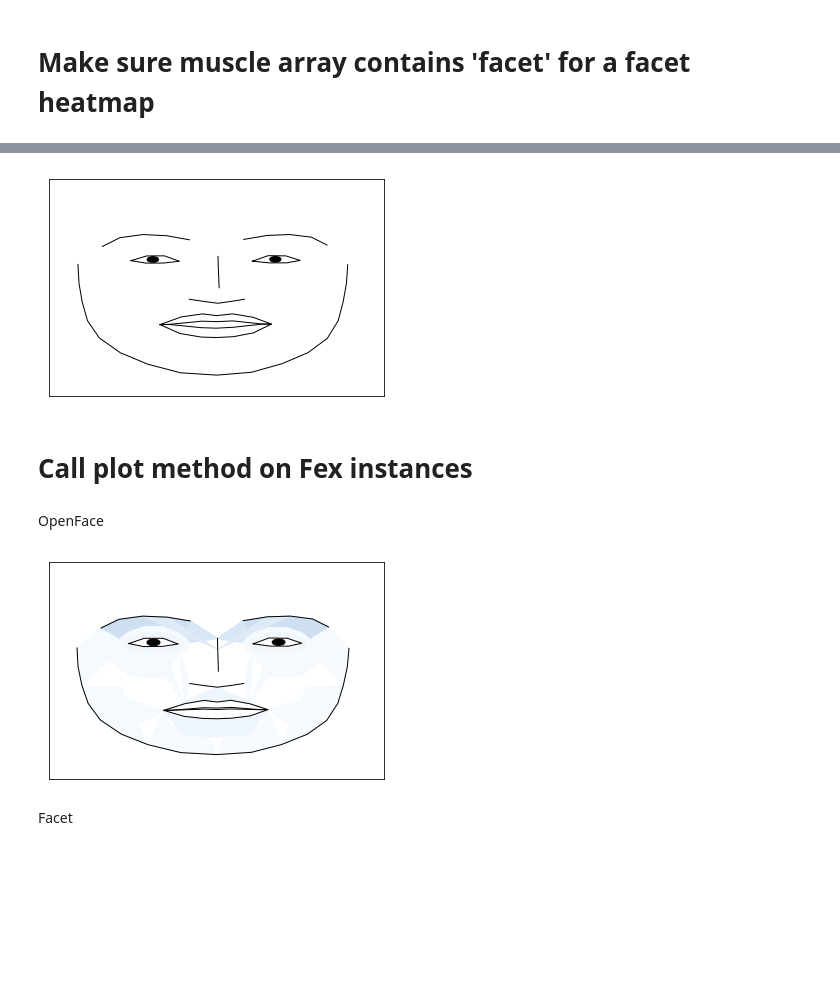
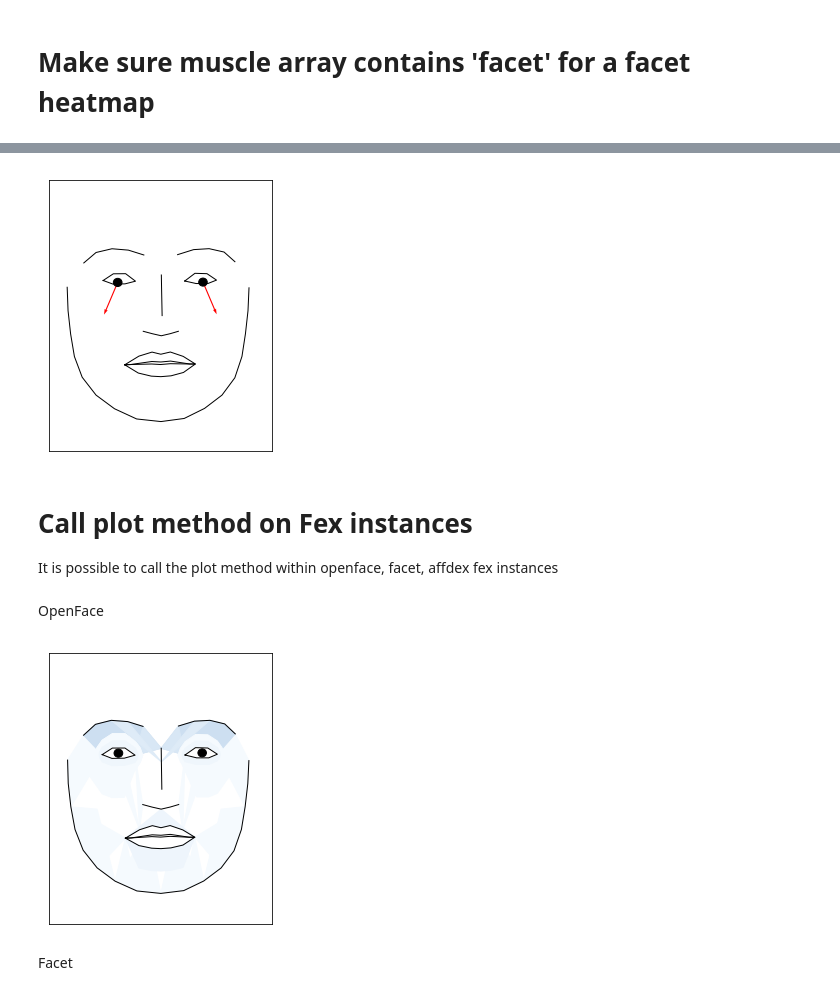
Before and after one commit to cosanlab/py-feat, a Jupyter notebook: tutorials/plotting.ipynb, the cells around one changed output, grey strips where cells are left out. Saved outputs shown, nothing was run; the diff lists cells and outputs as text; code cells hidden in the pictures; blank space fills up the shorter version.

```diff
--- a/tutorials/plotting.ipynb
+++ b/tutorials/plotting.ipynb
@@ -162,40 +176,38 @@ import numpy as np
 import matplotlib.pyplot as plt
 
 # Add data
-au = [0.127416, 0.809139, 0, 0.343189, 0.689964, 1.23862, 1.28464, 0.79003, 0.842145, 0.111669,
-      0.450328, 1.02961, 0.871225, 0, 1.1977,  0.457218, 0, 0, 0, 0]
+au = np.zeros(20)
 
-# Add some muscles
-gaze = [-1,0,-1,0]
+# Add some gaze vectors: (lefteye_x, lefteye_y, righteye_x, righteye_y)
+gaze = [-1,5,1,5]
 
 # Plot face
-fig, ax = plt.subplots()
+fig, ax = plt.subplots(figsize=(4,5))
 plot.plot_face(model=None, ax = ax, au = np.array(au), gaze = gaze, color='k', linewidth=1, linestyle='-')
 plt.show()
 # %% [output]
-[figure, old version]
+[figure, new version]
 # %% [markdown]
 # Call plot method on Fex instances
+It is possible to call the plot method within openface, facet, affdex fex instances
 # %% [markdown]
 OpenFace
 # %%
 import feat.plotting as plot
 from feat.utils import  load_pickled_model, load_h5, get_resource_path
 from feat.tests.utils import get_test_data_path
 import numpy as np
 import matplotlib.pyplot as plt
 from feat.data import *
 from os.path import join
 
-fig, ax = plt.subplots()
-
-dat = Fex(read_openface(join(get_test_data_path(), 'OpenFace_Test.csv')), sampling_freq=30)
-openface = Openface(dat)
-openface.plot(12, ax=ax, muscles={'all': "heatmap"}, gaze = True)
-
+test_file = '../feat/tests/data/OpenFace_Test.csv'
+fig, ax = plt.subplots(figsize=(4,5))
+openface = Openface(read_openface(test_file))
+openface.plot(12, ax=ax, muscles={'all': "heatmap"}, gaze = None)
 plt.show()
 # %% [output]
-[figure, old version]
+[figure, new version]
 # %% [markdown]
 Facet
 # %%
```
Also changed, not shown: parts of 16 cells of this notebook.
